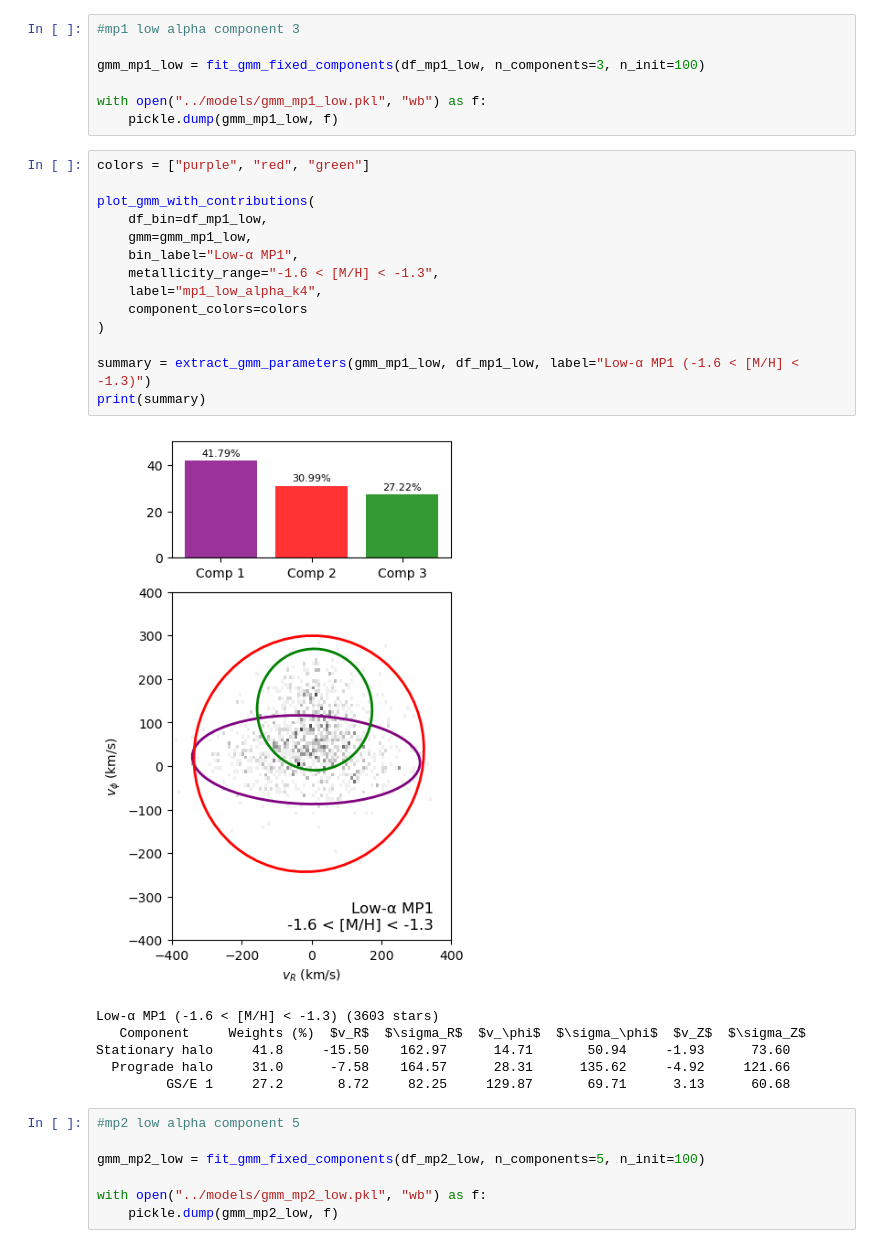
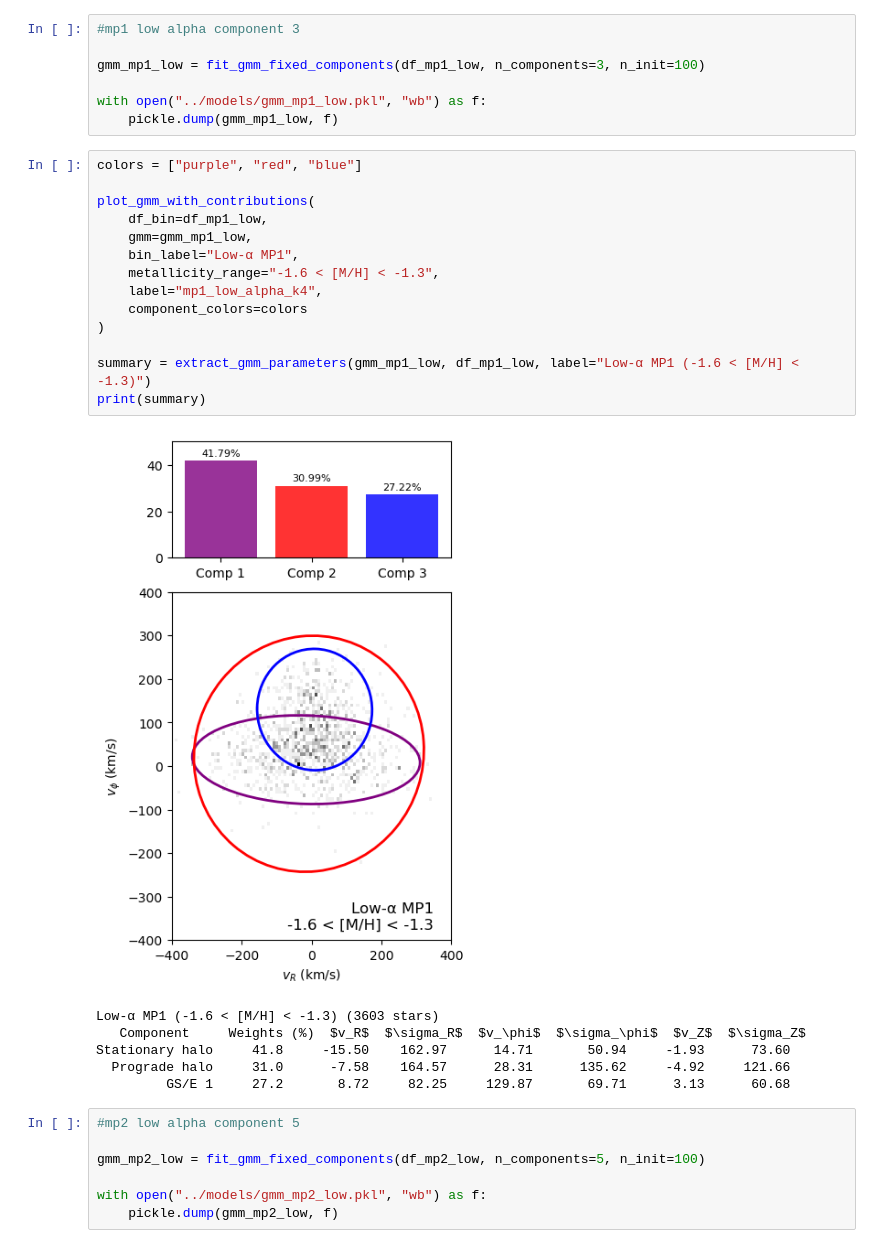
Before and after one commit to raunaq-rai/Disentangling-the-Milky-Way-using-GMM, a Jupyter notebook: notebooks/Viswanathan_GMM.ipynb, the cells around one changed output. Cells and saved outputs as stored; diff of their text form.

```diff
--- a/notebooks/Viswanathan_GMM.ipynb
+++ b/notebooks/Viswanathan_GMM.ipynb
@@ -421,21 +421,21 @@ gmm_mp1_low = fit_gmm_fixed_components(df_mp1_low, n_components=3, n_init=100)
 with open("../models/gmm_mp1_low.pkl", "wb") as f:
     pickle.dump(gmm_mp1_low, f)
 # %%
-colors = ["purple", "red", "green"]
+colors = ["purple", "red", "blue"]
 
 plot_gmm_with_contributions(
     df_bin=df_mp1_low,
     gmm=gmm_mp1_low,
     bin_label="Low-α MP1",
     metallicity_range="-1.6 < [M/H] < -1.3",
     label="mp1_low_alpha_k4",
     component_colors=colors
 )
 
 summary = extract_gmm_parameters(gmm_mp1_low, df_mp1_low, label="Low-α MP1 (-1.6 < [M/H] < -1.3)")
 print(summary)
 # %% [output]
-[figure, old version]
+[figure, new version]
 Low-α MP1 (-1.6 < [M/H] < -1.3) (3603 stars)
    Component     Weights (%)  $v_R$  $\sigma_R$  $v_\phi$  $\sigma_\phi$  $v_Z$  $\sigma_Z$
 Stationary halo     41.8     -15.50    162.97      14.71       50.94     -1.93      73.60
```
Also changed, not shown: 4 other files.
